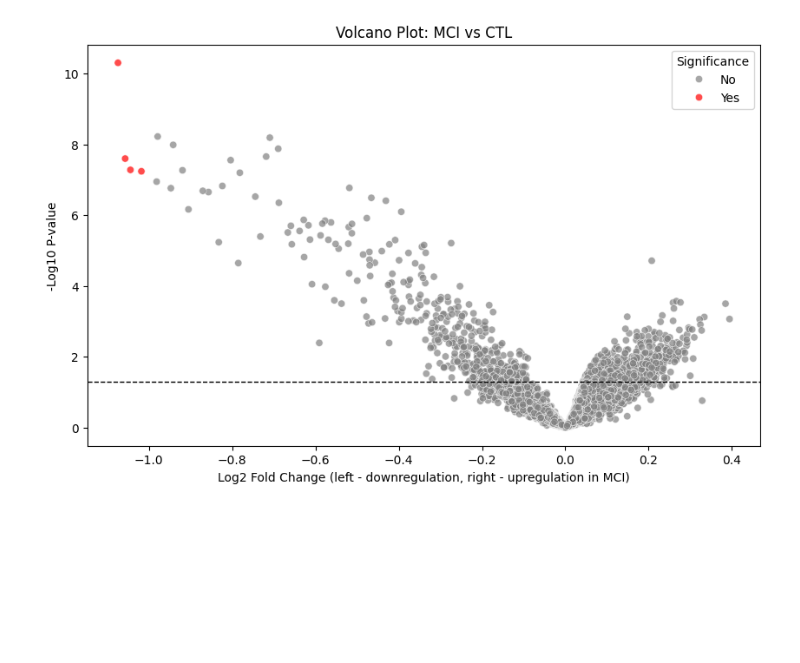
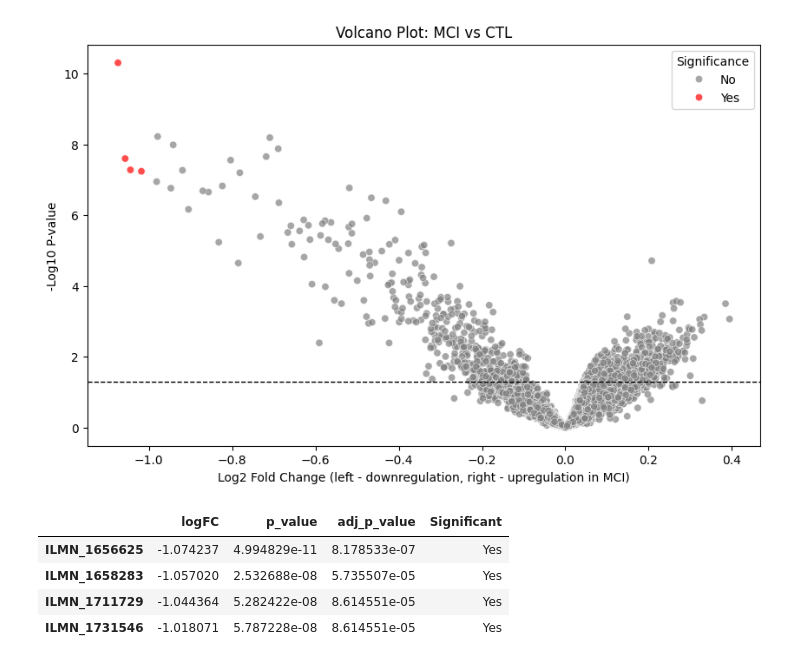
Before and after one commit to AlbertBay/AlzheimerCausalInference, a Jupyter notebook: differential_exp_analysis.ipynb, the cells around one changed output. Saved outputs shown, nothing was run; the diff lists cells and outputs as text; code cells hidden in the pictures; blank space fills up the shorter version.

```diff
--- a/differential_exp_analysis.ipynb
+++ b/differential_exp_analysis.ipynb
@@ -81,3 +89,11 @@ res_1 = make_volcano_plot(gene_expression, "AD", "CTL", confidence=0.95)
 res_2 = make_volcano_plot(gene_expression, "MCI", "CTL", confidence=0.95)
 # %% [output]
 [figure]
+# %%
+res_2.query('Significant == "Yes"')
+# %% [output]
+|  | logFC | p_value | adj_p_value | Significant |
+| ILMN_1656625 | -1.074237 | 4.994829e-11 | 8.178533e-07 | Yes |
+| ILMN_1658283 | -1.057020 | 2.532688e-08 | 5.735507e-05 | Yes |
+| ILMN_1711729 | -1.044364 | 5.282422e-08 | 8.614551e-05 | Yes |
+| ILMN_1731546 | -1.018071 | 5.787228e-08 | 8.614551e-05 | Yes |
```
Also changed, not shown: parts of 1 cell of this notebook.
